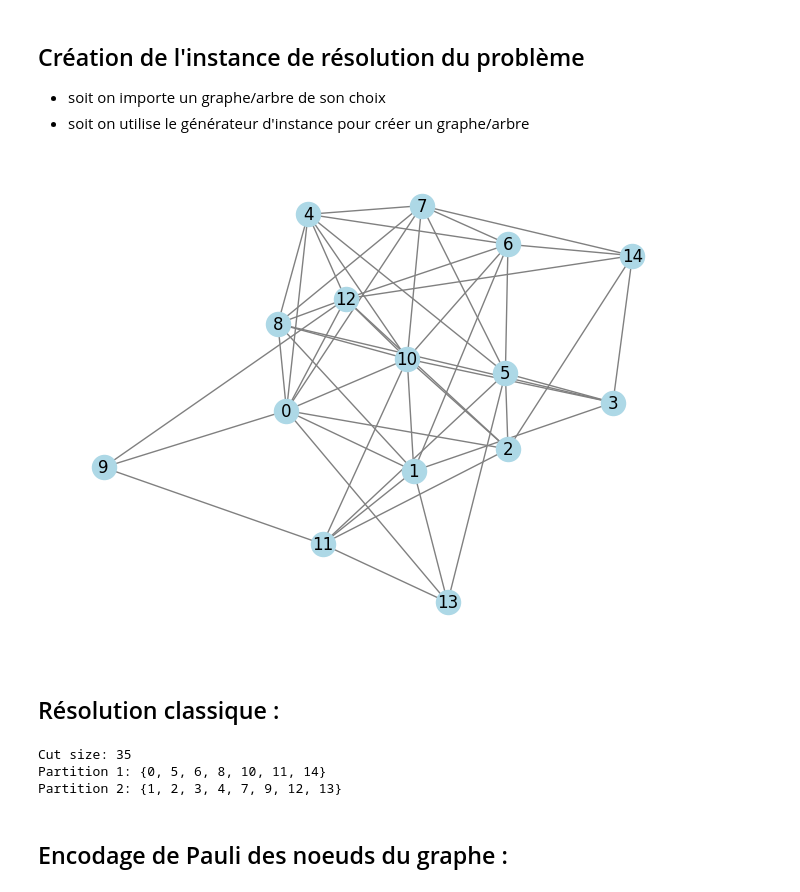
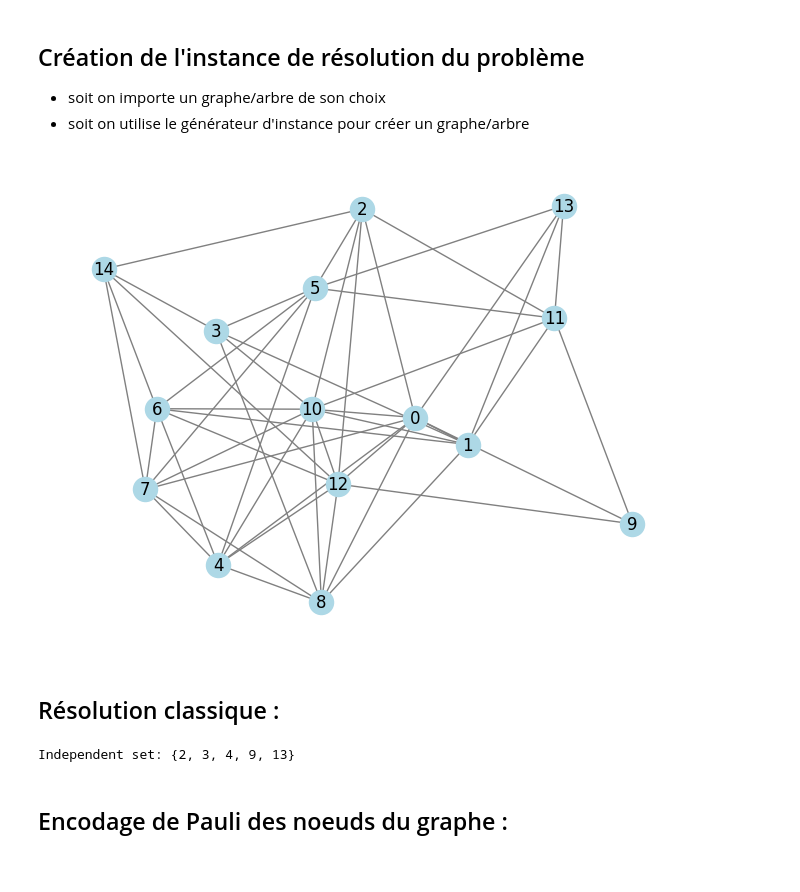
Before and after one commit to clara-blaizot/pauli_correlation_encoding, a Jupyter notebook: implementation_finale.ipynb, the cells around one changed output. Drawn from its saved outputs; the diff is of its cells as text; code cells hidden in the pictures.

```diff
--- a/implementation_finale.ipynb
+++ b/implementation_finale.ipynb
@@ -36,16 +36,16 @@ problem = "MIS"
 - soit on importe un graphe/arbre de son choix
 - soit on utilise le générateur d'instance pour créer un graphe/arbre
 # %%
-from instance_generator import instance_creation
+from instance_generator import graph_creation
 import matplotlib.pyplot as plt
 import networkx as nx
 num_nodes = 15
 
-instance = instance_creation(num_nodes, problem)
+instance = graph_creation(num_nodes)
 nx.draw(instance, with_labels=True, node_color='lightblue', edge_color='gray')
 plt.show()
 # %% [output]
-[figure, old version]
+[figure, new version]
 # %% [markdown]
 ## Résolution classique :
 # %%
@@ -53,9 +53,7 @@ from classical_solvers import classical_solver
 
 classical_cut_size, classical_partition = classical_solver(instance, problem)
 # %% [output]
-Cut size: 35
-Partition 1: {0, 5, 6, 8, 10, 11, 14}
-Partition 2: {1, 2, 3, 4, 7, 9, 12, 13}
+Independent set: {2, 3, 4, 9, 13}
 # %% [markdown]
 ## Encodage de Pauli des noeuds du graphe :
 # %%
```
Also changed, not shown: parts of 2 cells of this notebook, 4 other files.
